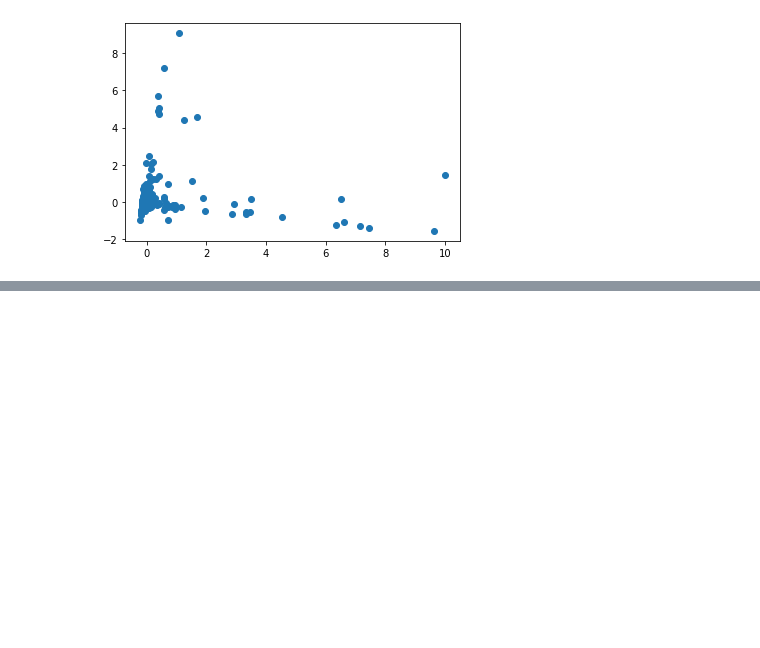
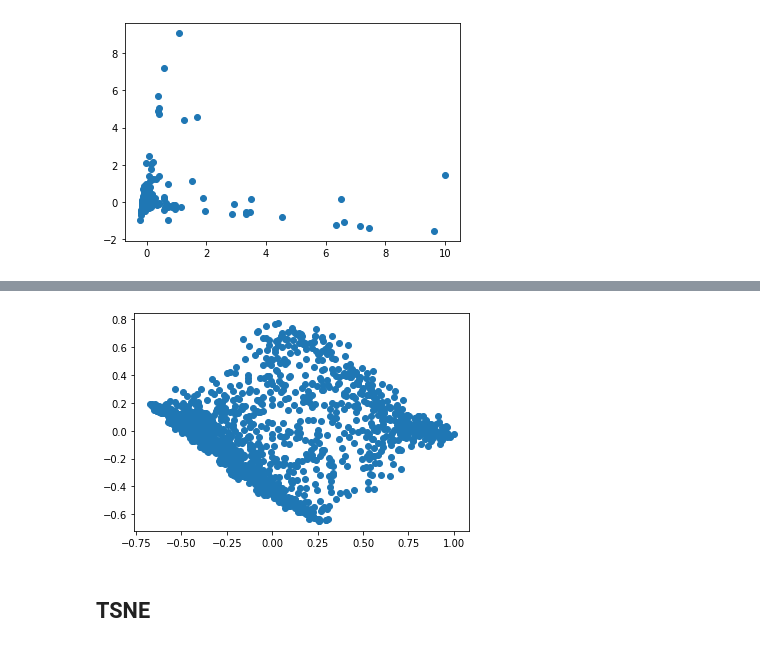
Before and after one commit to jonaengs/Explorify, a Jupyter notebook: initial data exploration.ipynb, the cells around one changed output, grey strips where cells are left out. Saved outputs shown, nothing was run; the diff lists cells and outputs as text; code cells hidden in the pictures; blank space fills up the shorter version.

Commit message:
add DR (pca & tsne) to notebook. Store results

```diff
--- a/initial data exploration.ipynb
+++ b/initial data exploration.ipynb
@@ -378,0 +466,7 @@ array([[ True, False, False, ..., False, False, False],
+# %%
+plt.scatter(*zip(*transformed))
+plt.show()
+# %% [output]
+[figure, added]
+# %% [markdown]
+## TSNE
```
Also changed, not shown: parts of 27 cells of this notebook, 1 other file.
